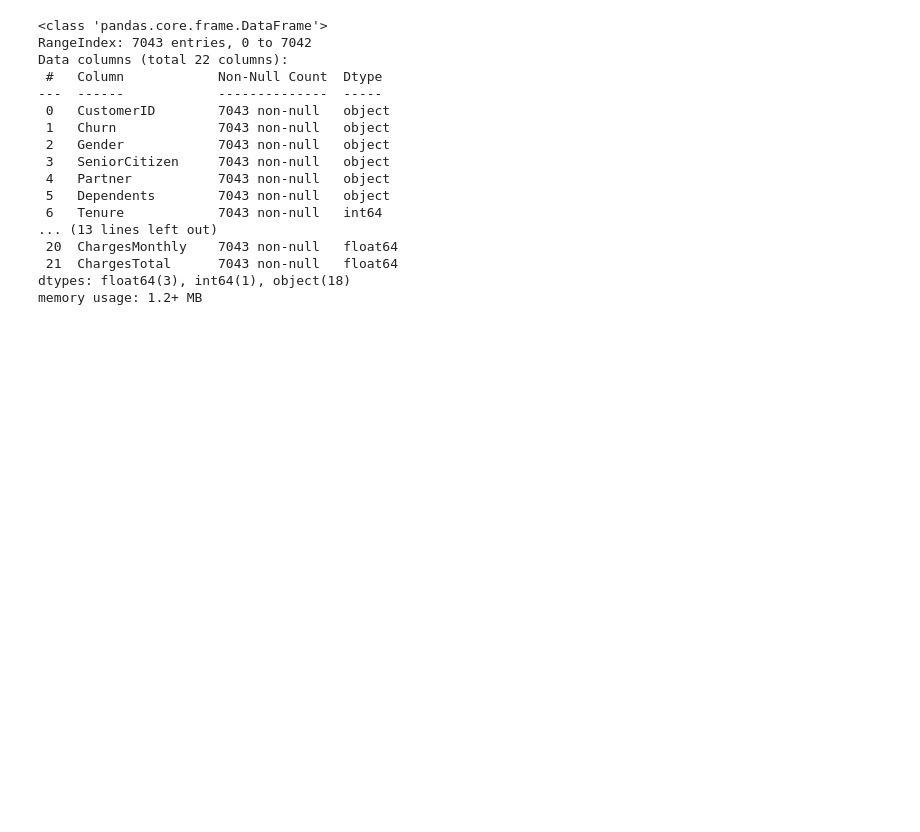
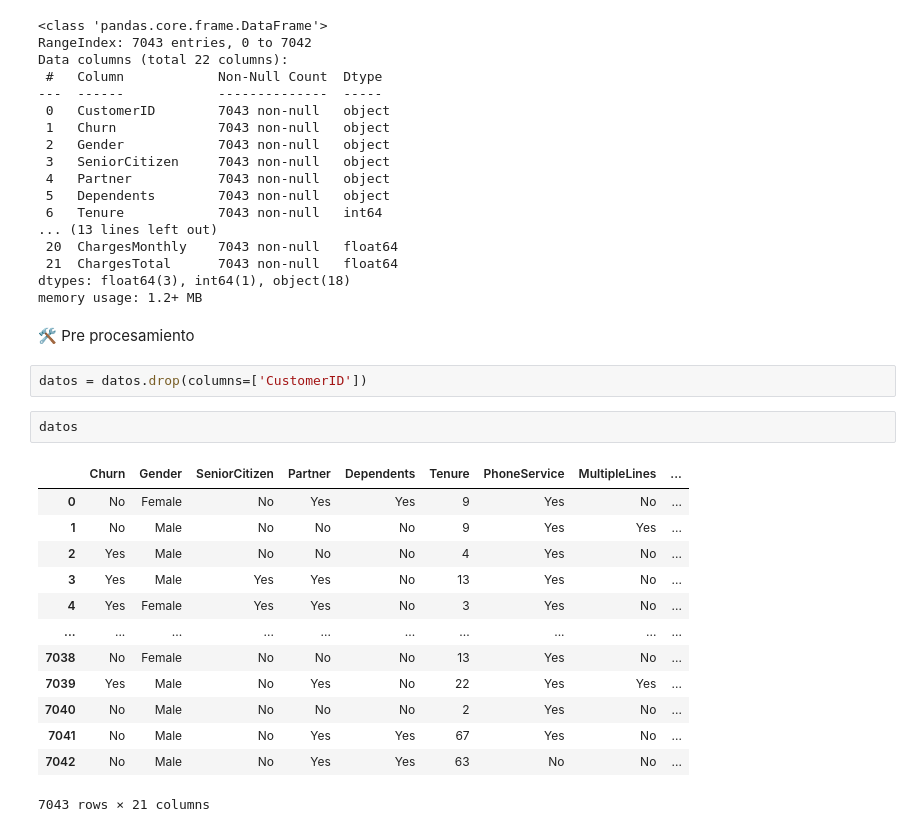
Before and after one commit to rociocelestial/Challenge3-Data-Science, a Jupyter notebook: TelecomX_parte_2.ipynb, the cells around one changed output. Cells and saved outputs as stored; diff of their text form; blank space fills up the shorter version.

Commit message:
Pre - Procesamiento

```diff
--- a/TelecomX_parte_2.ipynb
+++ b/TelecomX_parte_2.ipynb
@@ -47,3 +49,23 @@ Data columns (total 22 columns):
  21  ChargesTotal      7043 non-null   float64
 dtypes: float64(3), int64(1), object(18)
 memory usage: 1.2+ MB
+# %% [markdown]
+🛠️ Pre procesamiento
+# %%
+datos = datos.drop(columns=['CustomerID'])
+# %%
+datos
+# %% [output]
+|  | Churn | Gender | SeniorCitizen | Partner | Dependents | Tenure | PhoneService | MultipleLines | ... |
+| 0 | No | Female | No | Yes | Yes | 9 | Yes | No | ... |
+| 1 | No | Male | No | No | No | 9 | Yes | Yes | ... |
+| 2 | Yes | Male | No | No | No | 4 | Yes | No | ... |
+| 3 | Yes | Male | Yes | Yes | No | 13 | Yes | No | ... |
+| 4 | Yes | Female | Yes | Yes | No | 3 | Yes | No | ... |
+| ... | ... | ... | ... | ... | ... | ... | ... | ... | ... |
+| 7038 | No | Female | No | No | No | 13 | Yes | No | ... |
+| 7039 | Yes | Male | No | Yes | No | 22 | Yes | Yes | ... |
+| 7040 | No | Male | No | No | No | 2 | Yes | No | ... |
+| 7041 | No | Male | No | Yes | Yes | 67 | Yes | No | ... |
+| 7042 | No | Male | No | Yes | Yes | 63 | No | No | ... |
+7043 rows × 21 columns
```
Also changed, not shown: parts of 1 cell of this notebook.
